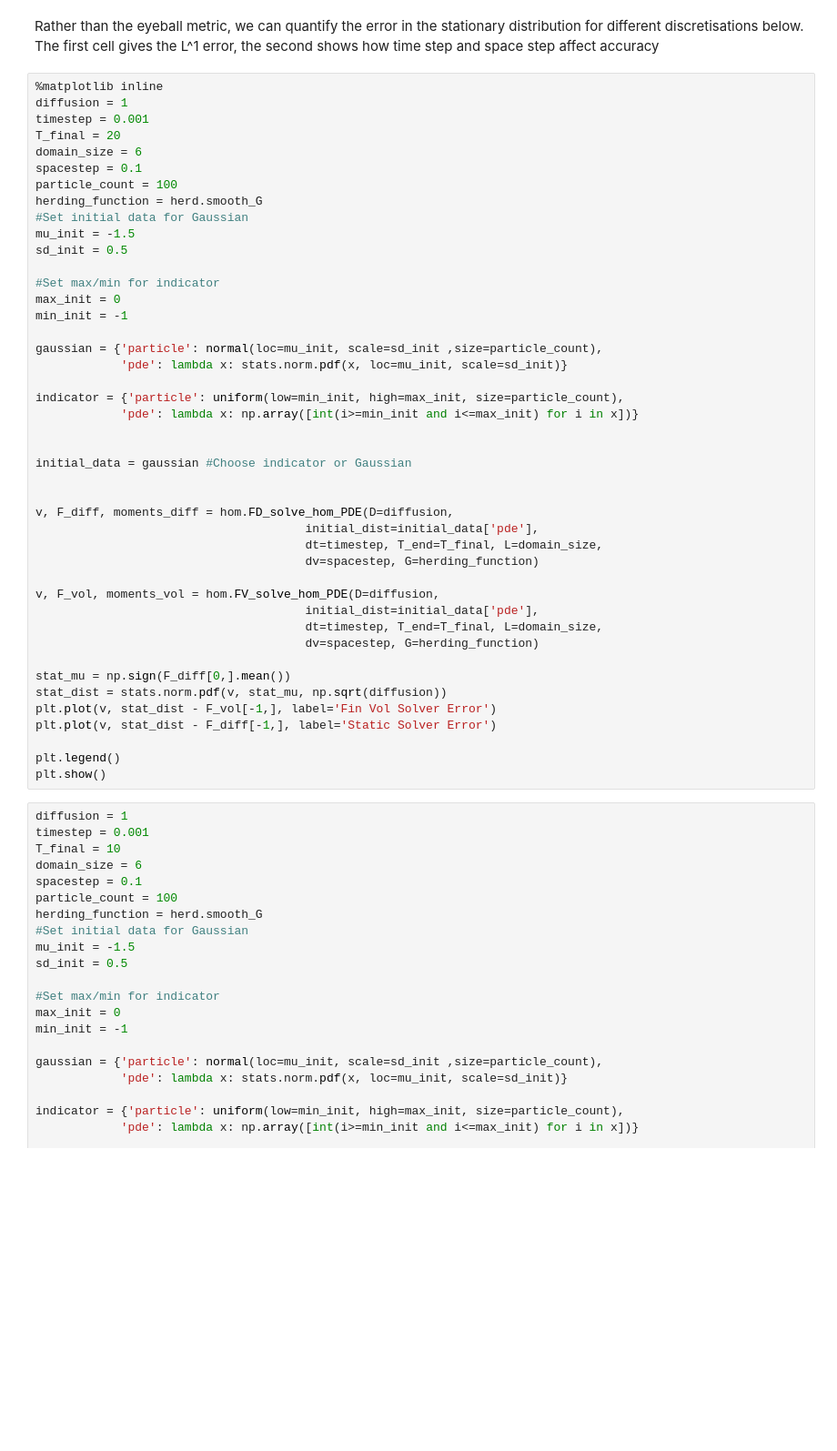
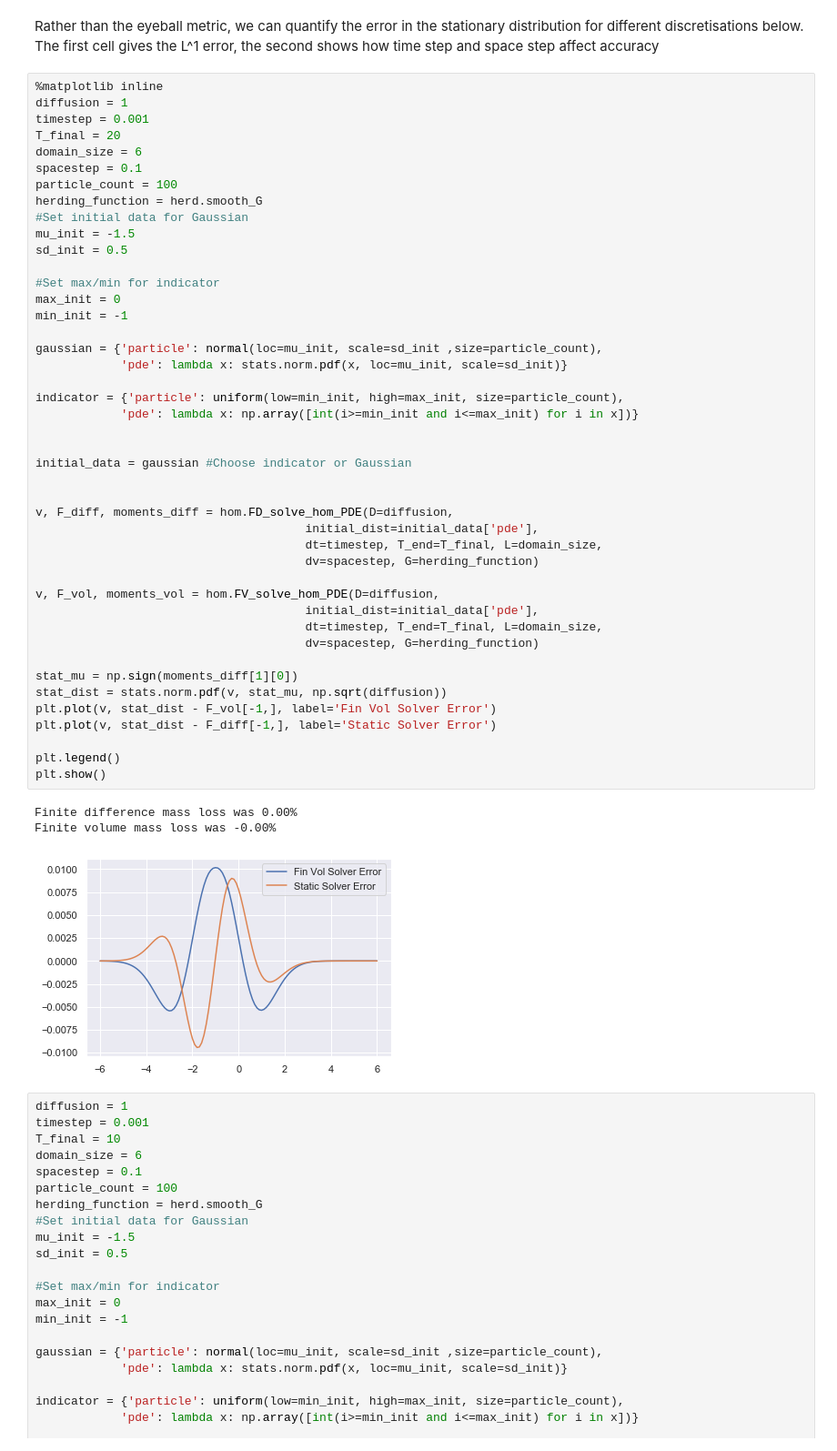
Before and after one commit to Tom271/InteractingParticleSystems, a Jupyter notebook: Project Supplement.ipynb, the cells around one changed output. Shown at 91% size. Cells and saved outputs as stored; diff of their text form; blank space fills up the shorter version.

```diff
--- a/Project Supplement.ipynb
+++ b/Project Supplement.ipynb
@@ -330,34 +344,38 @@ sd_init = 0.5
 #Set max/min for indicator
 max_init = 0
 min_init = -1
 
 gaussian = {'particle': normal(loc=mu_init, scale=sd_init ,size=particle_count),
             'pde': lambda x: stats.norm.pdf(x, loc=mu_init, scale=sd_init)}
 
 indicator = {'particle': uniform(low=min_init, high=max_init, size=particle_count),
             'pde': lambda x: np.array([int(i>=min_init and i<=max_init) for i in x])}
 
 
 initial_data = gaussian #Choose indicator or Gaussian
 
 
 v, F_diff, moments_diff = hom.FD_solve_hom_PDE(D=diffusion,
                                       initial_dist=initial_data['pde'],
                                       dt=timestep, T_end=T_final, L=domain_size,
                                       dv=spacestep, G=herding_function)
 
 v, F_vol, moments_vol = hom.FV_solve_hom_PDE(D=diffusion,
                                       initial_dist=initial_data['pde'],
                                       dt=timestep, T_end=T_final, L=domain_size,
                                       dv=spacestep, G=herding_function)
 
-stat_mu = np.sign(F_diff[0,].mean())
+stat_mu = np.sign(moments_diff[1][0])
 stat_dist = stats.norm.pdf(v, stat_mu, np.sqrt(diffusion))
 plt.plot(v, stat_dist - F_vol[-1,], label='Fin Vol Solver Error')
 plt.plot(v, stat_dist - F_diff[-1,], label='Static Solver Error')
 
 plt.legend()
 plt.show()
+# %% [output]
+Finite difference mass loss was 0.00%
+Finite volume mass loss was -0.00%
+[figure, added]
 # %%
 diffusion = 1
 timestep = 0.001
```
Also changed, not shown: parts of 4 cells of this notebook, 12 other files.
